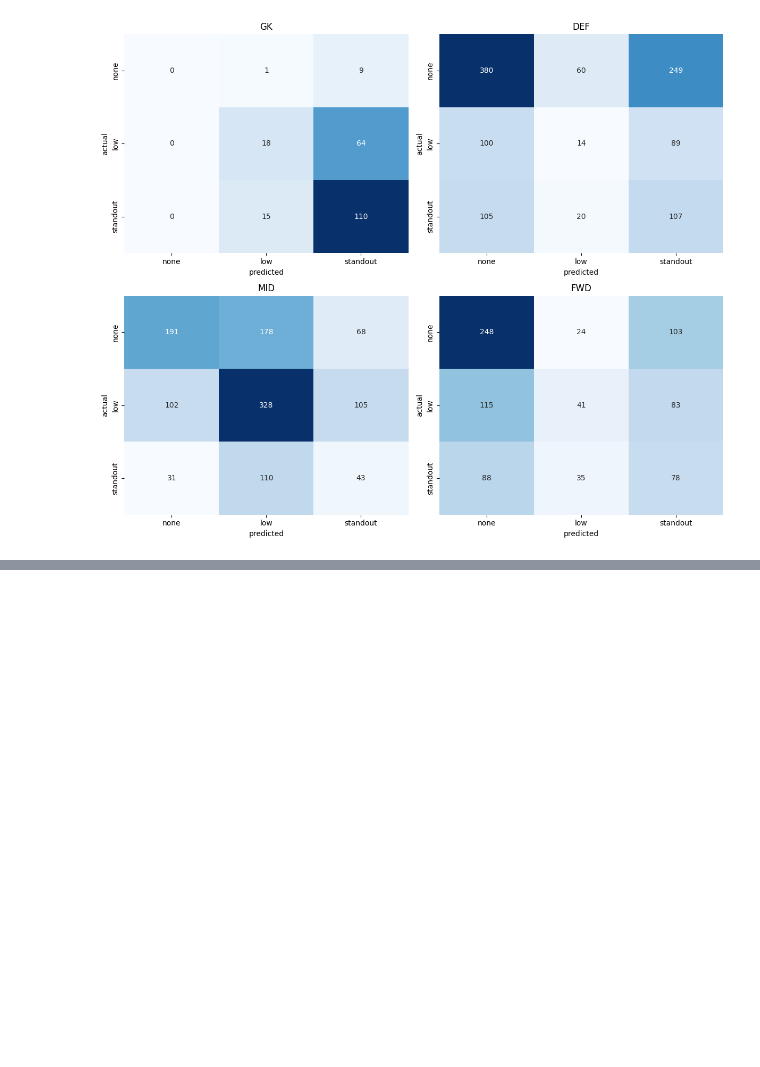
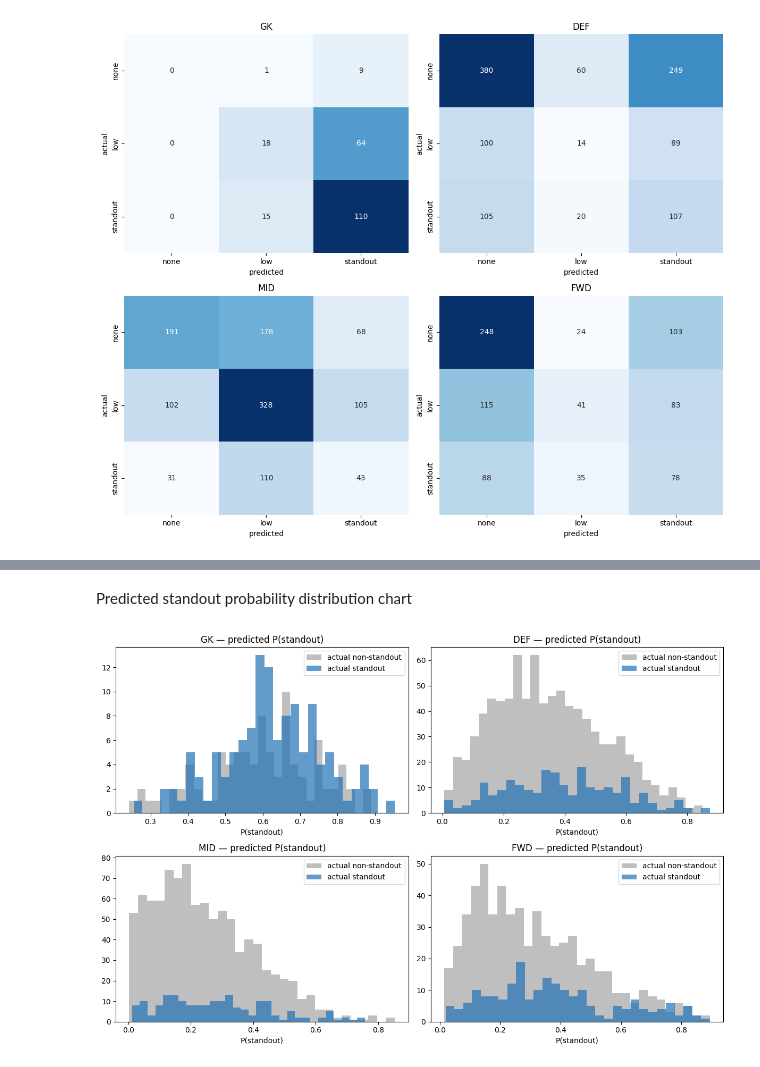
Before and after one commit to JamesMan689/fantasyfinalproject439, a Jupyter notebook: src/model.ipynb, the cells around one changed output, grey strips where cells are left out. Saved outputs shown, nothing was run; the diff lists cells and outputs as text; code cells hidden in the pictures; blank space fills up the shorter version.

```diff
--- a/src/model.ipynb
+++ b/src/model.ipynb
@@ -404,0 +431,28 @@ plt.show()
+# %% [markdown]
+Predicted standout probability distribution chart
+# %%
+fig, axes = plt.subplots(2, 2, figsize=(12, 8))
+
+for ax, (pos, m) in zip(axes.flat, models.items()):
+
+    X_tr, X_te, y_tr, y_te = splits[pos]
+
+    proba = m.predict_proba(X_te)[:, 2]
+
+    actual_standout = (y_te == 2)
+
+    ax.hist(proba[~actual_standout], bins=30, alpha=0.5, label="actual non-standout", color="gray")
+
+    ax.hist(proba[actual_standout],  bins=30, alpha=0.7, label="actual standout", color="#2171b5")
+
+    ax.set_title(f"{pos} — predicted P(standout)")
+
+    ax.set_xlabel("P(standout)")
+
+    ax.legend()
+
+plt.tight_layout()
+
+plt.show()
+# %% [output]
+[figure, added]
```
Also changed, not shown: parts of 7 cells of this notebook.
